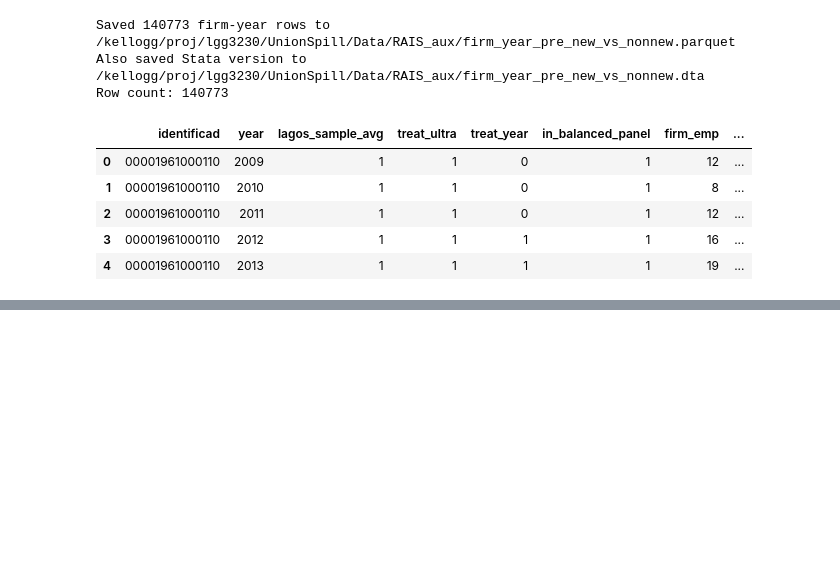
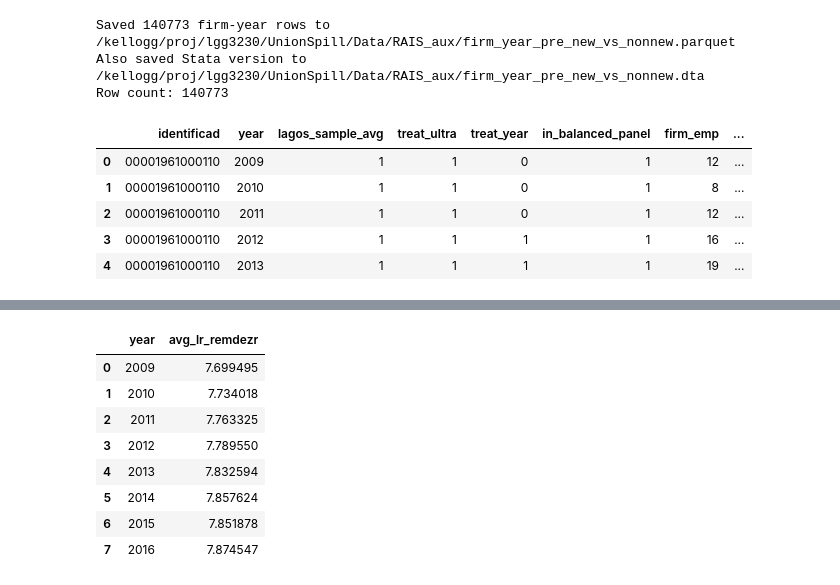
Before and after one commit to lgg3230/UnionSpill, a Jupyter notebook: Programs/Python/Create_new_hires_lagos.ipynb, the cells around one changed output, grey strips where cells are left out. Saved outputs shown, nothing was run; the diff lists cells and outputs as text; code cells hidden in the pictures; blank space fills up the shorter version.

```diff
--- a/Programs/Python/Create_new_hires_lagos.ipynb
+++ b/Programs/Python/Create_new_hires_lagos.ipynb
@@ -271,0 +365,18 @@ Row count: 140773
+# %%
+# Average lr_remdezr by year
+avg_lr_by_year = (
+    firm_year_long.groupby('year')['avg_lr_remdezr']
+      .mean()
+      .reset_index(name='avg_lr_remdezr')
+)
+display(avg_lr_by_year)
+# %% [output]
+|  | year | avg_lr_remdezr |
+| 0 | 2009 | 7.699495 |
+| 1 | 2010 | 7.734018 |
+| 2 | 2011 | 7.763325 |
+| 3 | 2012 | 7.789550 |
+| 4 | 2013 | 7.832594 |
+| 5 | 2014 | 7.857624 |
+| 6 | 2015 | 7.851878 |
+| 7 | 2016 | 7.874547 |
```
Also changed, not shown: parts of 9 cells of this notebook, 2 other files.
